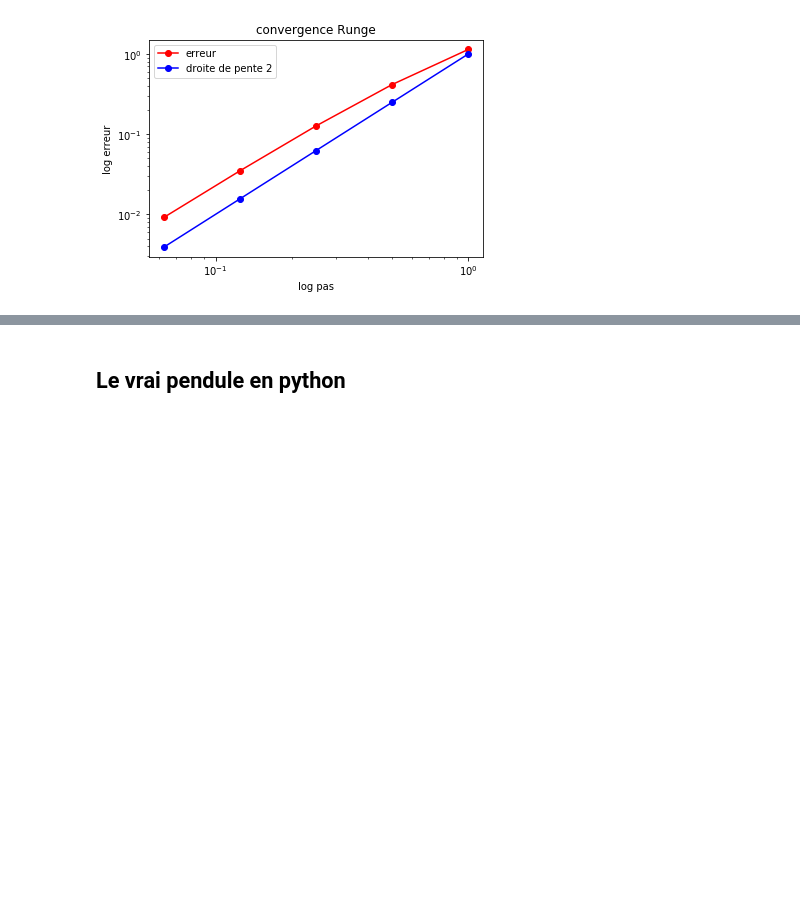
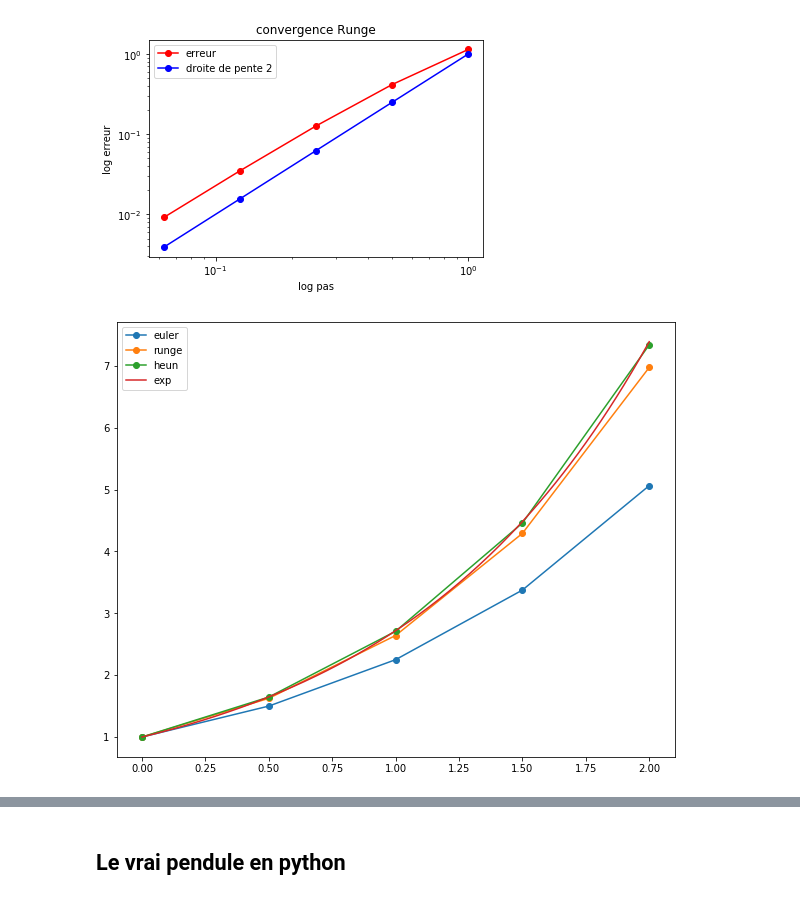
Before and after one commit to azerad/labomathedo, a Jupyter notebook: labomathedo.ipynb, the cells around one changed output, grey strips where cells are left out. Saved outputs shown, nothing was run; the diff lists cells and outputs as text; code cells hidden in the pictures; blank space fills up the shorter version.

```diff
--- a/labomathedo.ipynb
+++ b/labomathedo.ipynb
@@ -316,3 +316,33 @@ plt.title('convergence Runge')
 # %% [output]
 Text(0.5, 1.0, 'convergence Runge')
 [figure]
+# %%
+def heun(f, t0, y0, h, tfin):
+    t=np.arange(t0,tfin+h,h) # python n'atteint pas la borne superieure :-()
+    y = np.zeros(len(t))
+    y[0] = y0
+    for n in range(len(t)-1):
+        u2 = y[n] + (h/3)*f(t[n], y[n])
+        u3 = y[n] + (2*h/3)*f(t[n]+h/3, u2)
+        y[n+1]= y[n]+ h*( (1/4)*f(t[n],y[n])+ (3/4)*f(t[n]+(2*h)/3,u3) )
+    return y
+###
+y0,h=1, 1/2
+ye=euler(f, t0, y0, h, tfin)
+yr=runge(f, t0, y0, h, tfin)
+yh=heun(f, t0, y0, h, tfin)
+t=np.arange(t0,tfin+h,h)
+tt=np.arange(t0,tfin+0.01,0.01)
+z=np.exp(tt)
+##
+%matplotlib inline
+fig1 = plt.figure(figsize=(10, 8))
+plt.plot(t,ye,'-o')
+plt.plot(t,yr,'-o')
+plt.plot(t,yh,'-o')
+plt.plot(tt,z,'-')
+plt.legend(['euler','runge','heun','exp'])
+
+plt.show()
+# %% [output]
+[figure, added]
```
Also changed, not shown: parts of 28 cells of this notebook.
